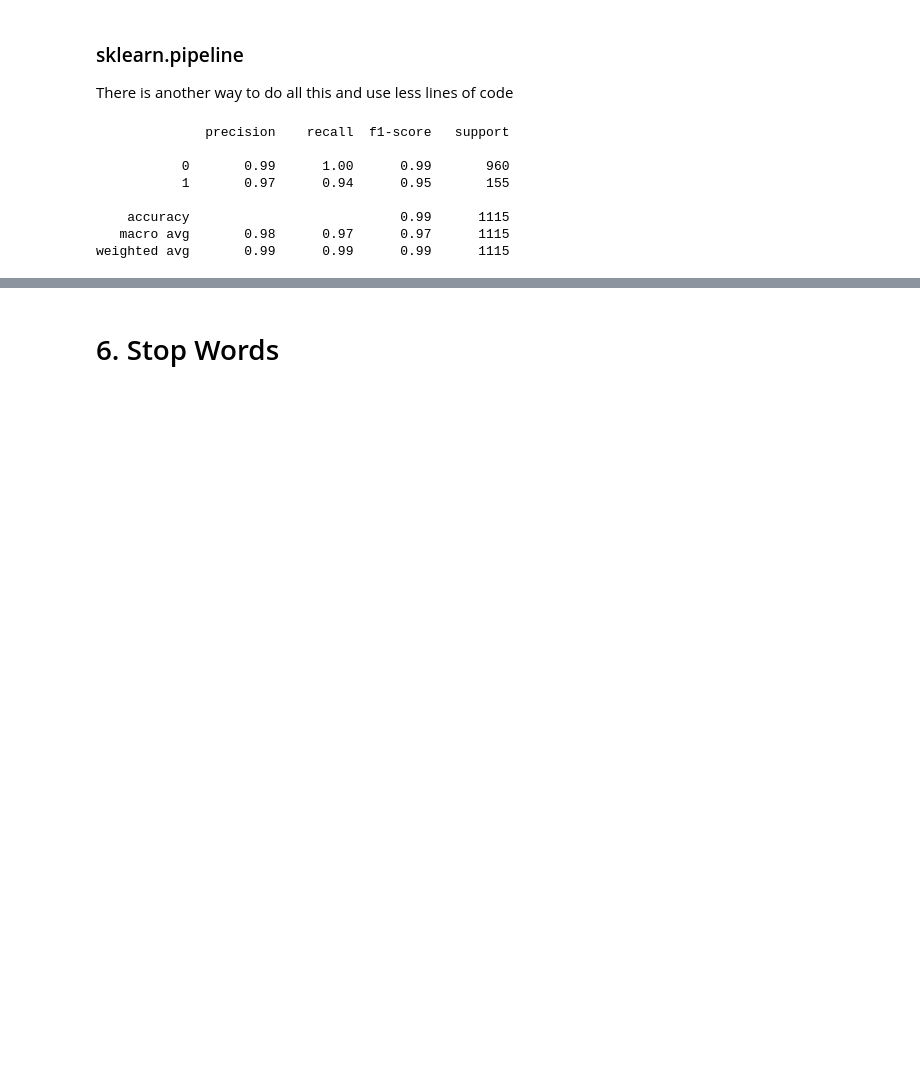
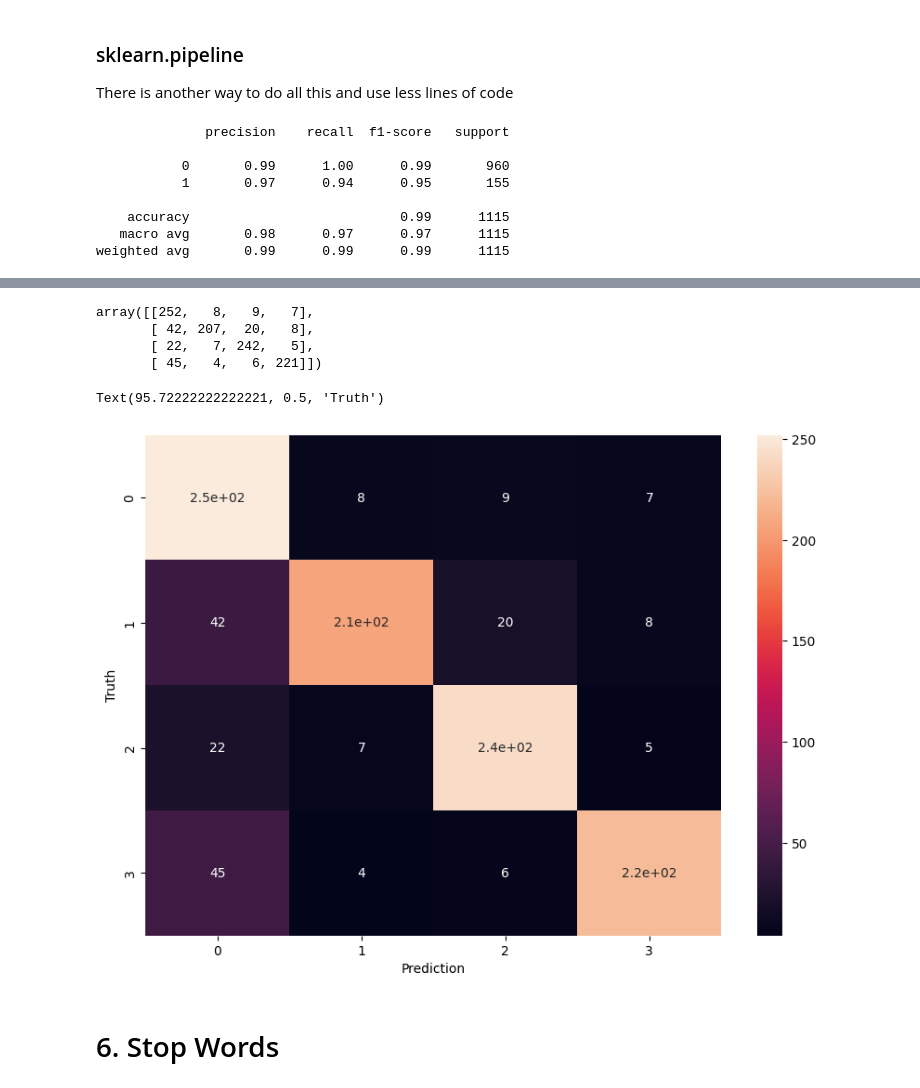
Before and after one commit to Dforouzanfar/Machine_Learning, a Jupyter notebook: 3. Applications/1. Text Mining/Spacy.ipynb, the cells around one changed output, grey strips where cells are left out. Saved outputs shown, nothing was run; the diff lists cells and outputs as text; code cells hidden in the pictures; blank space fills up the shorter version.

```diff
--- a/3. Applications/1. Text Mining/Spacy.ipynb
+++ b/3. Applications/1. Text Mining/Spacy.ipynb
@@ -513,0 +672,10 @@ weighted avg       0.99      0.99      0.99      1115
+# %%
+clf = Pipeline([
+    ('vectorizer_bow', CountVectorizer(ngram_range = (1, 1))),
+    ('Multi NB', MultinomialNB())
+])
+
+clf.fit(X_train, y_train)
+y_pred = clf.predict(X_test)
+
+print(classification_report(y_test, y_pred))
@@ -513,0 +695,10 @@ weighted avg       0.99      0.99      0.99      1115
+# %%
+clf = Pipeline([
+    ('vectorizer_bow', CountVectorizer(ngram_range = (1, 2))),
+    ('Multi NB', MultinomialNB())
+])
+
+clf.fit(X_train, y_train)
+y_pred = clf.predict(X_test)
+
+print(classification_report(y_test, y_pred))
@@ -513,0 +718,10 @@ weighted avg       0.99      0.99      0.99      1115
+# %%
+clf = Pipeline([
+    ('vectorizer_bow', CountVectorizer(ngram_range = (1, 3))),
+    ('Multi NB', MultinomialNB())
+])
+
+clf.fit(X_train, y_train)
+y_pred = clf.predict(X_test)
+
+print(classification_report(y_test, y_pred))
@@ -514,3 +739,24 @@ weighted avg       0.99      0.99      0.99      1115
+# %%
+from sklearn.metrics import confusion_matrix
+
+cm = confusion_matrix(y_test, y_pred)
+cm
+# %% [output]
+array([[252,   8,   9,   7],
+       [ 42, 207,  20,   8],
+       [ 22,   7, 242,   5],
+       [ 45,   4,   6, 221]])
+# %%
+import matplotlib.pyplot as plt
+import seaborn as sn
+
+plt.figure(figsize=(10, 7))
+sn.heatmap(cm, annot=True)
+plt.xlabel("Prediction")
+plt.ylabel("Truth")
+# %% [output]
+Text(95.72222222222221, 0.5, 'Truth')
+[figure, added]
 # %% [markdown]
 # 6. Stop Words
 # %%
```
Also changed, not shown: parts of 29 cells of this notebook.
